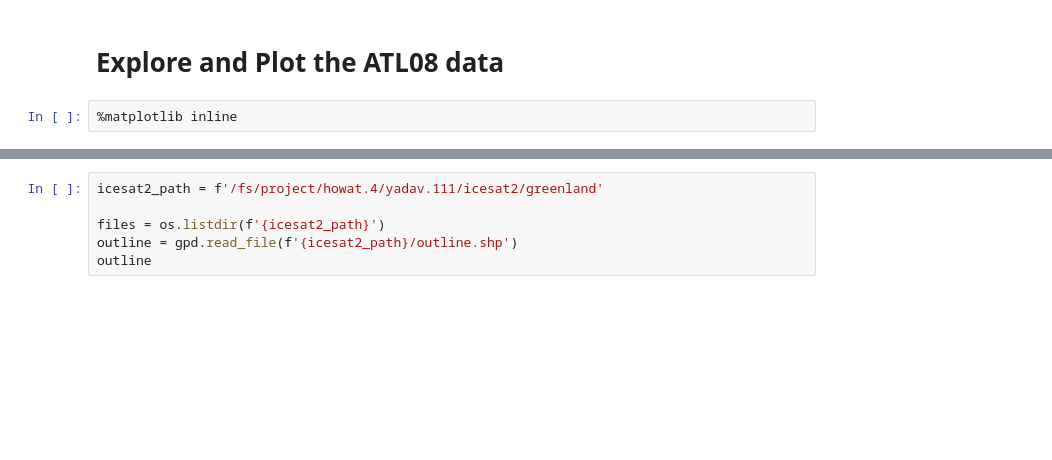
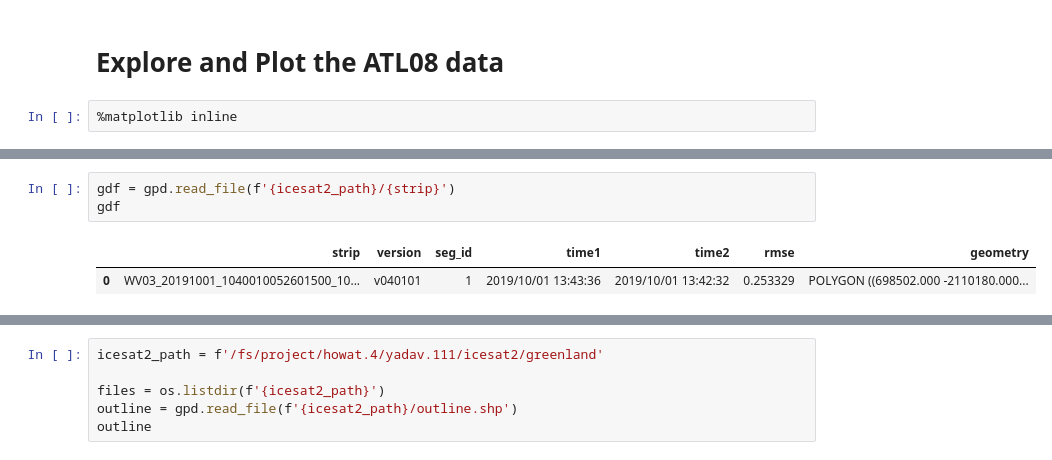
Before and after one commit to bidhya/icesat2, a Jupyter notebook: 91_Explore_files_folder.ipynb, the cells around one changed output, grey strips where cells are left out. Drawn from its saved outputs; the diff is of its cells as text; blank space fills up the shorter version.

```diff
--- a/91_Explore_files_folder.ipynb
+++ b/91_Explore_files_folder.ipynb
@@ -29,0 +44,6 @@ os.listdir(icesat2_path)
+# %%
+gdf = gpd.read_file(f'{icesat2_path}/{strip}')
+gdf
+# %% [output]
+|  | strip | version | seg_id | time1 | time2 | rmse | geometry |
+| 0 | WV03_20191001_1040010052601500_10... | v040101 | 1 | 2019/10/01 13:43:36 | 2019/10/01 13:42:32 | 0.253329 | POLYGON ((698502.000 -2110180.000... |
```
Also changed, not shown: parts of 10 cells of this notebook, 3 other files.
